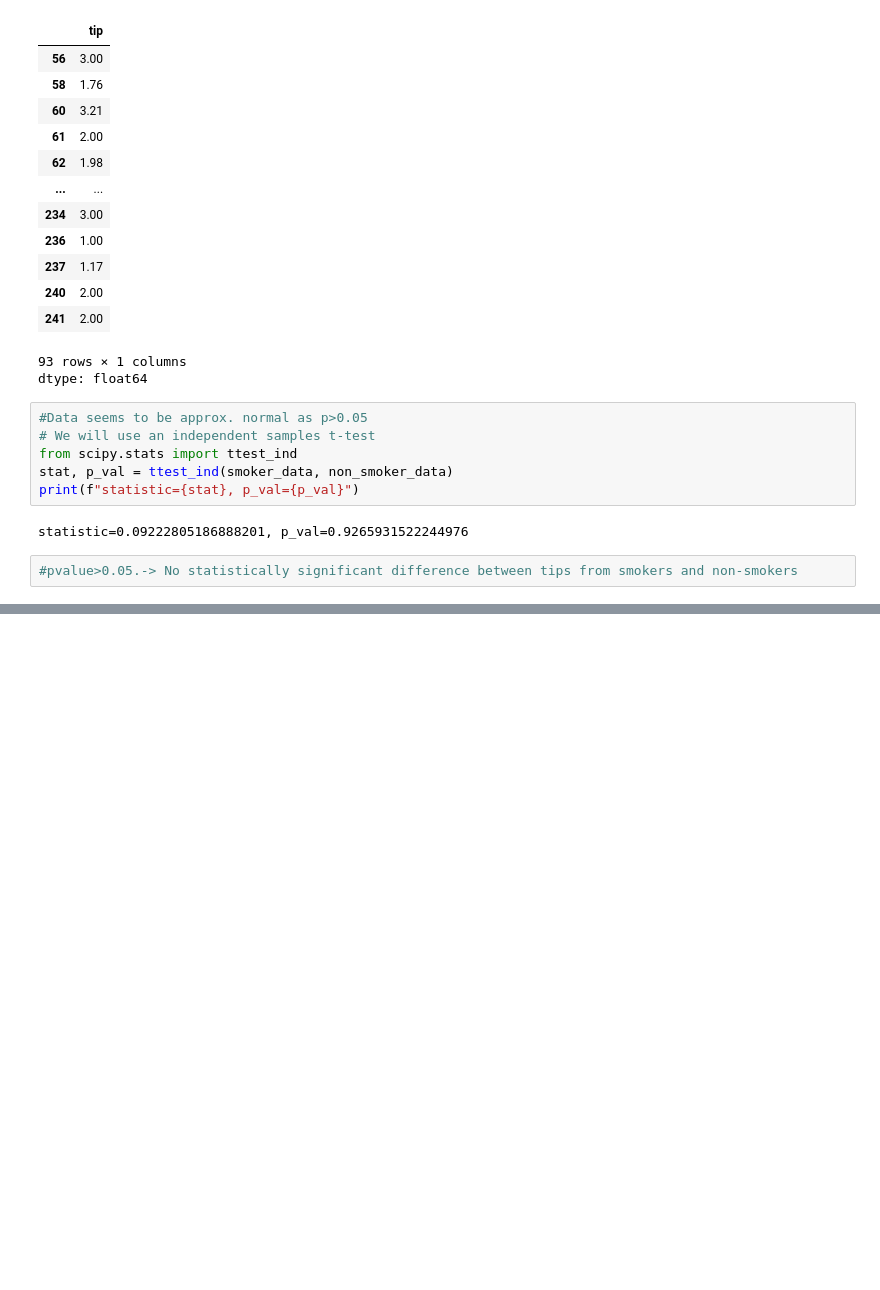
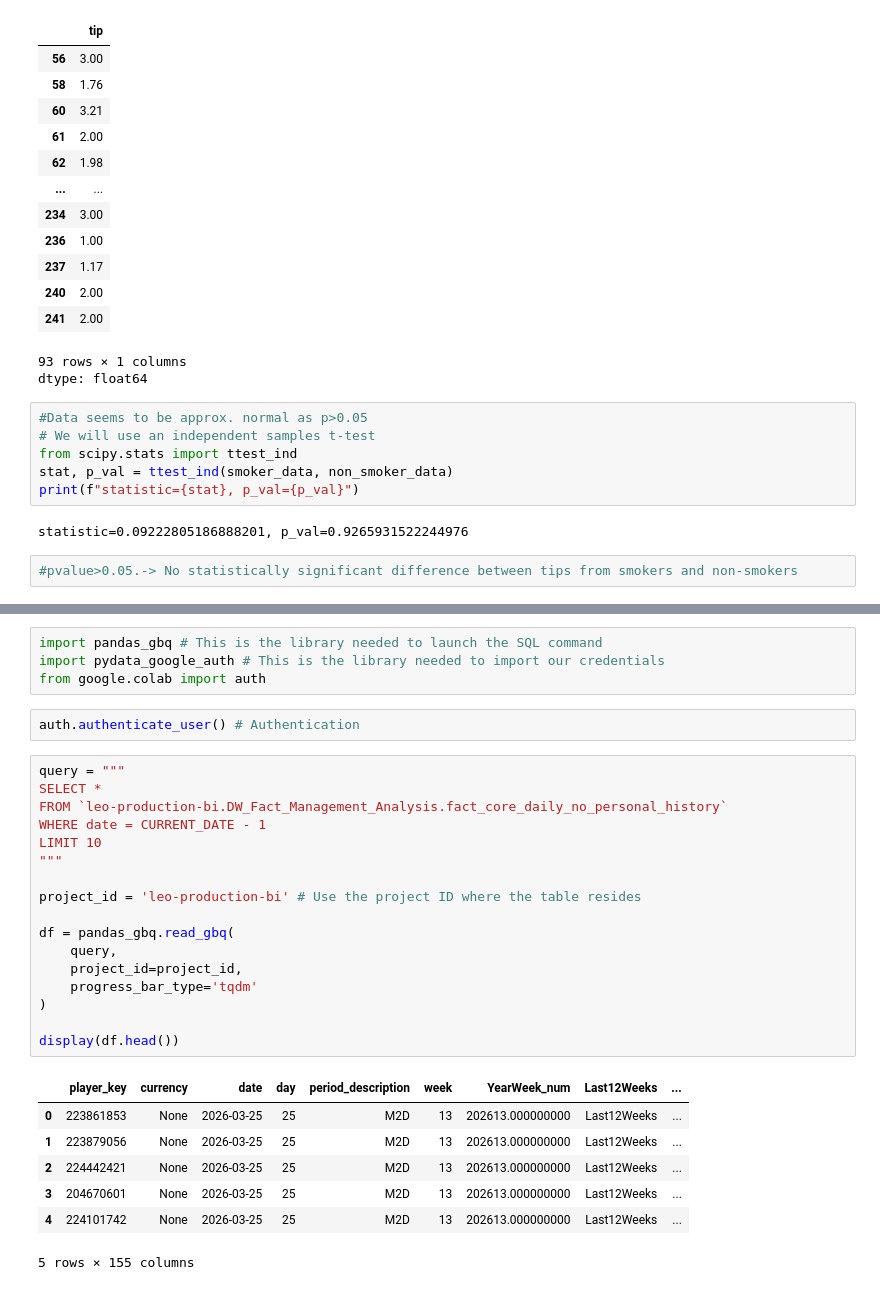
Before and after one commit to marcodelibero/2026---Python-basics, a Jupyter notebook: basic_python_course_v1.ipynb, the cells around one changed output, grey strips where cells are left out. Cells and saved outputs as stored; diff of their text form; blank space fills up the shorter version.

```diff
--- a/basic_python_course_v1.ipynb
+++ b/basic_python_course_v1.ipynb
@@ -503,0 +671,31 @@ statistic=0.09222805186888201, p_val=0.9265931522244976
+# %%
+import pandas_gbq # This is the library needed to launch the SQL command
+import pydata_google_auth # This is the library needed to import our credentials
+from google.colab import auth
+# %%
+auth.authenticate_user() # Authentication
+# %%
+query = """
+SELECT *
+FROM `leo-production-bi.DW_Fact_Management_Analysis.fact_core_daily_no_personal_history`
+WHERE date = CURRENT_DATE - 1
+LIMIT 10
+"""
+
+project_id = 'leo-production-bi' # Use the project ID where the table resides
+
+df = pandas_gbq.read_gbq(
+    query,
+    project_id=project_id,
+    progress_bar_type='tqdm'
+)
+
+display(df.head())
+# %% [output]
+|  | player_key | currency | date | day | period_description | week | YearWeek_num | Last12Weeks | ... |
+| 0 | 223861853 | None | 2026-03-25 | 25 | M2D | 13 | 202613.000000000 | Last12Weeks | ... |
+| 1 | 223879056 | None | 2026-03-25 | 25 | M2D | 13 | 202613.000000000 | Last12Weeks | ... |
+| 2 | 224442421 | None | 2026-03-25 | 25 | M2D | 13 | 202613.000000000 | Last12Weeks | ... |
+| 3 | 204670601 | None | 2026-03-25 | 25 | M2D | 13 | 202613.000000000 | Last12Weeks | ... |
+| 4 | 224101742 | None | 2026-03-25 | 25 | M2D | 13 | 202613.000000000 | Last12Weeks | ... |
+5 rows × 155 columns
```
Also changed, not shown: parts of 17 cells of this notebook.
